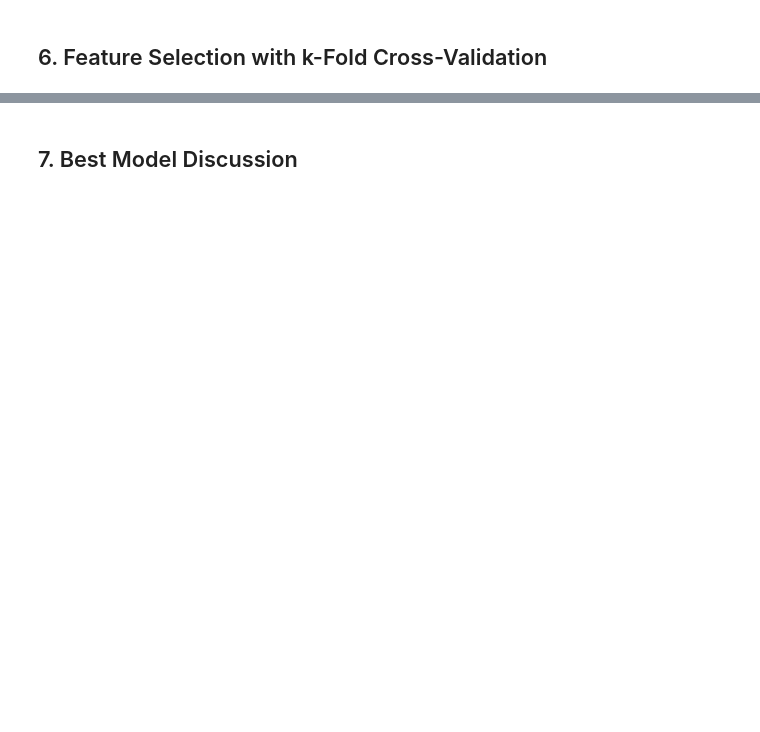
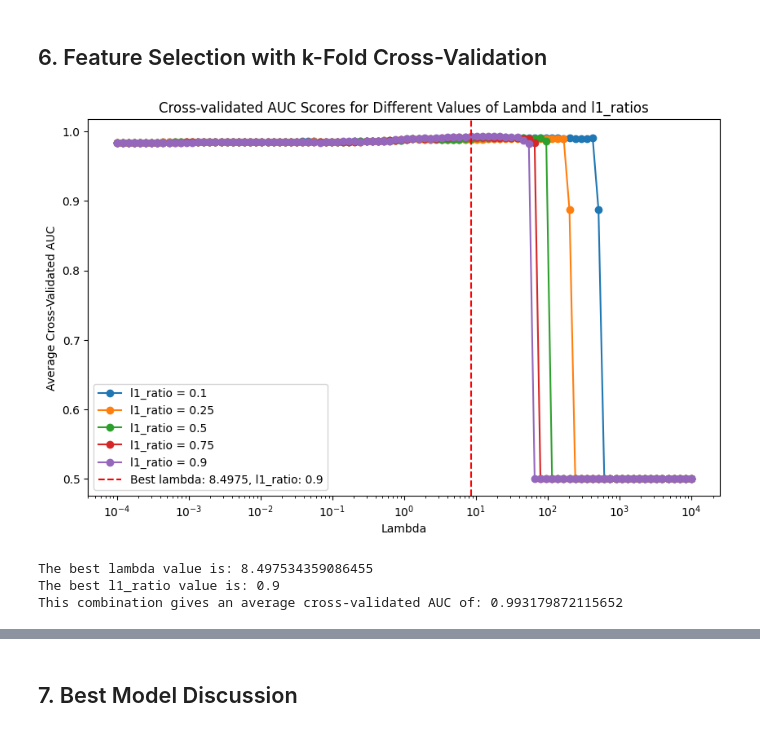
Before and after one commit to shray3420/stat207-final-project, a Jupyter notebook: Final_Project_ShrayAlbertJustin.ipynb, the cells around one changed output, grey strips where cells are left out. Cells and saved outputs as stored; diff of their text form; code cells hidden in the pictures; blank space fills up the shorter version.

```diff
--- a/Final_Project_ShrayAlbertJustin.ipynb
+++ b/Final_Project_ShrayAlbertJustin.ipynb
@@ -466,8 +423,8 @@ temp
 ## 5. Model Data Preprocessing
 # %%
 # Create the features matrix (X) and target array (y)
-X = final_df.drop('isAllStar', axis=1)  # Assuming 'isAllStar' is the response variable
-y = final_df['isAllStar']
+X = final_df.drop('y', axis=1)  # Assuming 'isAllStar' is the response variable
+y = final_df['y']
 # %%
 from sklearn.preprocessing import StandardScaler
 
@@ -475,4 +432,4 @@ scaler = StandardScaler()
 numerical_cols = ['PTS', 'TRB', 'AST', 'STL', 'BLK', 'WS', 'USG%']
 X[numerical_cols] = scaler.fit_transform(X[numerical_cols])
 # %%
-X = pd.get_dummies(X, columns=['Pos'], drop_first=True)
+X = pd.get_dummies(X, columns=['Pos'], drop_first=True, dtype=int)
@@ -479,2 +452,48 @@ X = pd.get_dummies(X, columns=['Pos'], drop_first=True)
 # %% [markdown]
 ## 6. Feature Selection with k-Fold Cross-Validation
+# %%
+l1_ratios = [0.1, 0.25, 0.5, 0.75, 0.9]
+lambda_values = np.logspace(-4, 4, 100)
+C_values = 1 / lambda_values
+
+
+auc_scores = {l1_ratio: [] for l1_ratio in l1_ratios}
+X_num = X.select_dtypes(include=[np.number])
+for l1_ratio in l1_ratios:
+    for C in C_values:
+        model = LogisticRegression(penalty='elasticnet', solver='saga', C=C, l1_ratio=l1_ratio, max_iter=10000)
+        cv_auc = cross_val_score(model, X_num, y, cv=5, scoring='roc_auc').mean()
+        auc_scores[l1_ratio].append(cv_auc)
+
+best_auc, best_lambda, best_l1_ratio = 0, 0, 0
+for l1_ratio, scores in auc_scores.items():
+    max_auc = max(scores)
+    if max_auc > best_auc:
+        best_auc = max_auc
+        best_lambda = lambda_values[scores.index(max_auc)]
+        best_l1_ratio = l1_ratio
+
+best_C = 1 / best_lambda
+# %%
+
+plt.figure(figsize=(10, 6))
+for l1_ratio, scores in auc_scores.items():
+    plt.plot(lambda_values, scores, marker='o', label=f'l1_ratio = {l1_ratio}')
+
+plt.xscale('log')
+plt.xlabel('Lambda')
+plt.ylabel('Average Cross-Validated AUC')
+plt.title('Cross-validated AUC Scores for Different Values of Lambda and l1_ratios')
+plt.axvline(x=best_lambda, color='red', linestyle='--', label=f'Best lambda: {best_lambda:.4f}, l1_ratio: {best_l1_ratio}')
+plt.legend()
+plt.show()
+# %% [output]
+[figure, added]
+# %%
+print(f"The best lambda value is: {best_lambda}")
+print(f"The best l1_ratio value is: {best_l1_ratio}")
+print(f"This combination gives an average cross-validated AUC of: {best_auc}")
+# %% [output]
+The best lambda value is: 8.497534359086455
+The best l1_ratio value is: 0.9
+This combination gives an average cross-validated AUC of: 0.993179872115652
```
Also changed, not shown: parts of 12 cells of this notebook.
